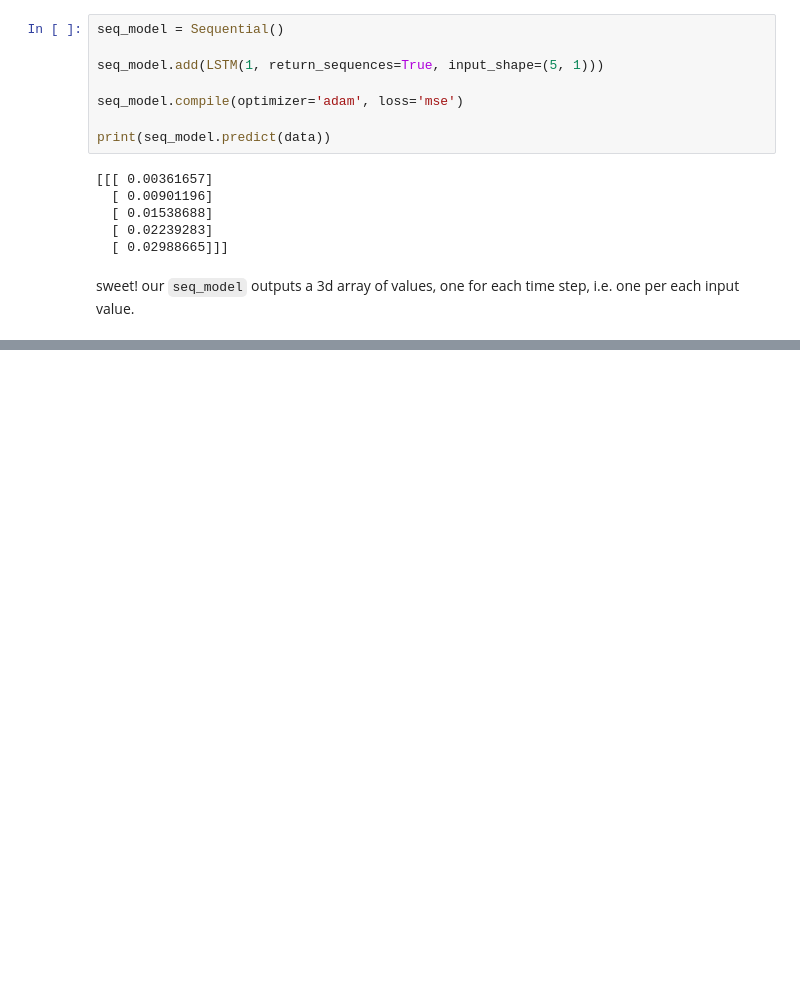
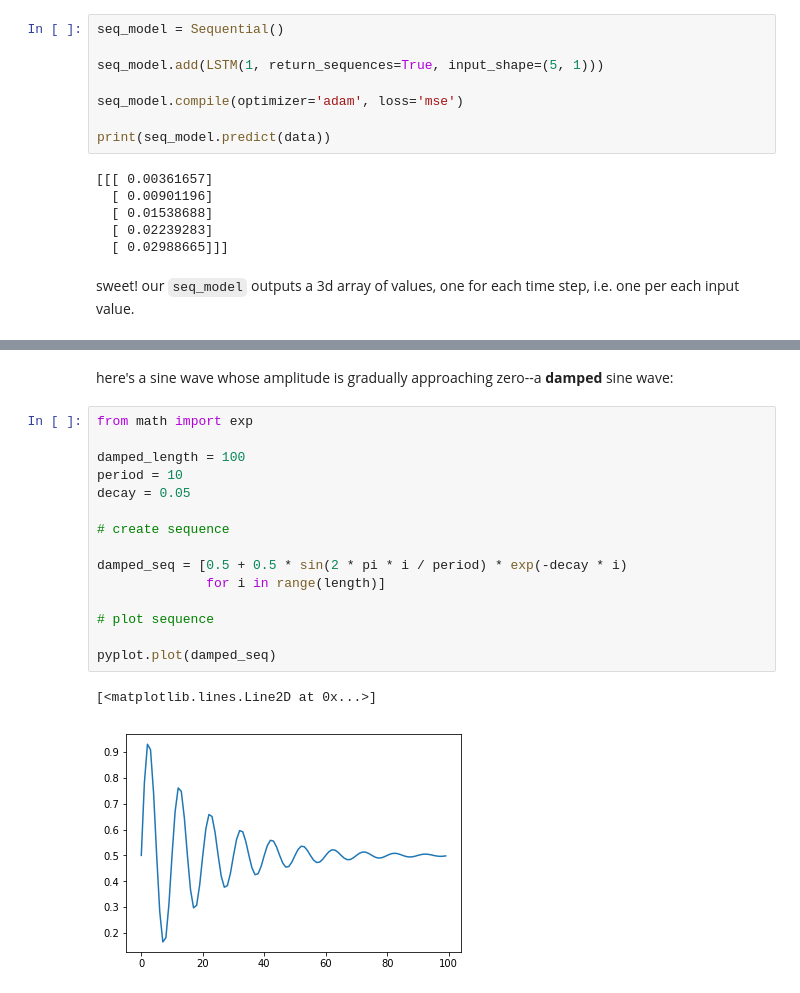
Before and after one commit to IndigenousEngineering/recurrent_neural_nachos, a Jupyter notebook: stacked_LSTM.ipynb, the cells around one changed output, grey strips where cells are left out. Drawn from its saved outputs; the diff is of its cells as text; blank space fills up the shorter version.

```diff
--- a/stacked_LSTM.ipynb
+++ b/stacked_LSTM.ipynb
@@ -83,0 +114,20 @@
+# %% [markdown]
+here's a sine wave whose amplitude is gradually approaching zero--a __damped__ sine wave:
+# %%
+from math import exp
+
+damped_length = 100
+period = 10
+decay = 0.05
+
+# create sequence
+
+damped_seq = [0.5 + 0.5 * sin(2 * pi * i / period) * exp(-decay * i)
+              for i in range(length)]
+
+# plot sequence
+
+pyplot.plot(damped_seq)
+# %% [output]
+[<matplotlib.lines.Line2D at 0x...>]
+[figure, added]
```
Also changed, not shown: parts of 5 cells of this notebook.
